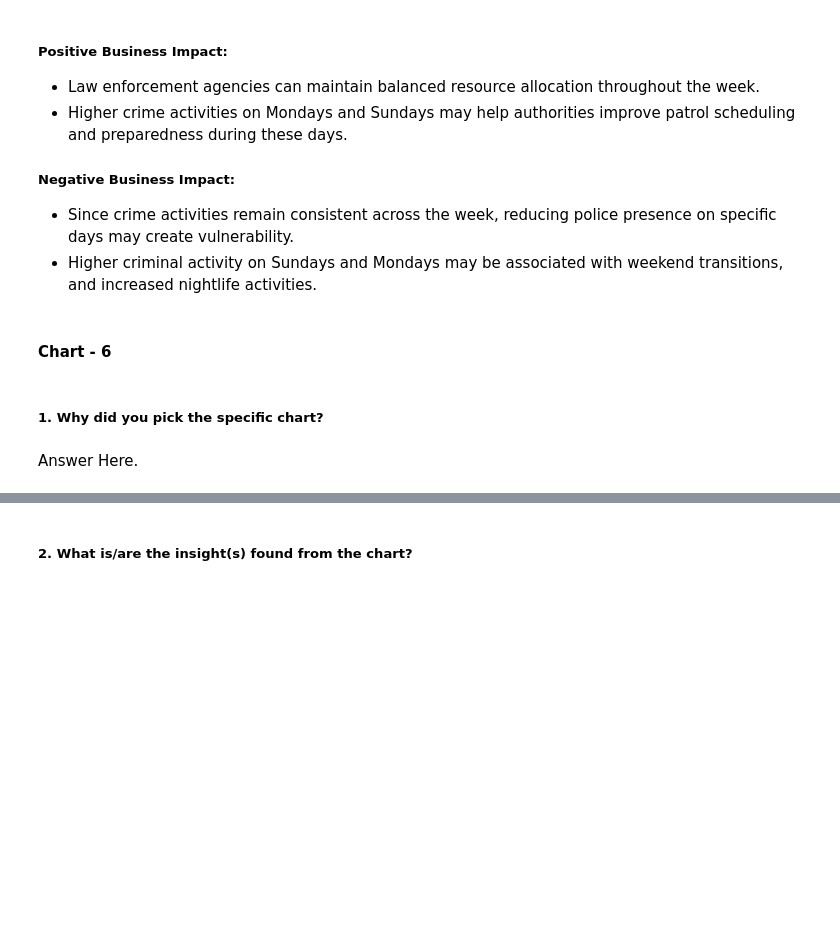
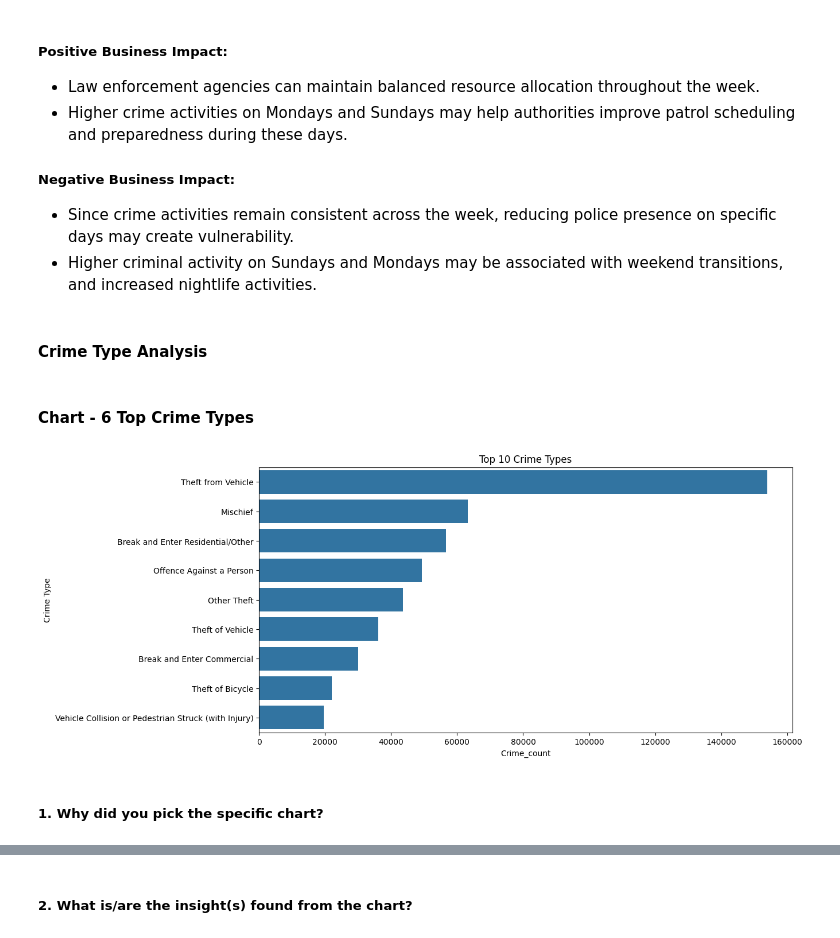
Before and after one commit to nibedita-26/crime_forecasting, a Jupyter notebook: notebook/ml_project.ipynb, the cells around one changed output, grey strips where cells are left out. Cells and saved outputs as stored; diff of their text form; code cells hidden in the pictures; blank space fills up the shorter version.

Commit message:
Completed Exploratory Data Analysis

```diff
--- a/notebook/ml_project.ipynb
+++ b/notebook/ml_project.ipynb
@@ -859,5 +859,7 @@ Are there any insights that lead to negative growth? Justify with specific reaso
 ##### Negative Business Impact:
 - Since crime activities remain consistent across the week, reducing police presence on specific days may create vulnerability.
 - Higher criminal activity on Sundays and Mondays may be associated with weekend transitions, and increased nightlife activities.
+# %% [markdown]
+#### **Crime Type Analysis**
 # %% [markdown]
-#### Chart - 6
+#### Chart - 6 Top Crime Types
@@ -866,4 +866,17 @@ Are there any insights that lead to negative growth? Justify with specific reaso
+# %%
+# Chart - 6 visualization code
+top_crime_types = train_df['TYPE'].value_counts().head(10)
+
+plt.figure(figsize = (12,6))
+sns.barplot(x = top_crime_types.values, y = top_crime_types.index)
+plt.title('Top 10 Crime Types')
+plt.xlabel('Crime_count')
+plt.ylabel('Crime Type')
+
+plt.savefig('../outputs/top_10_crime_types.png')
+
+plt.show()
+# %% [output]
+[figure, added]
 # %% [markdown]
 ##### 1. Why did you pick the specific chart?
-# %% [markdown]
-Answer Here.
```
Also changed, not shown: parts of 94 cells of this notebook, 11 other files.
